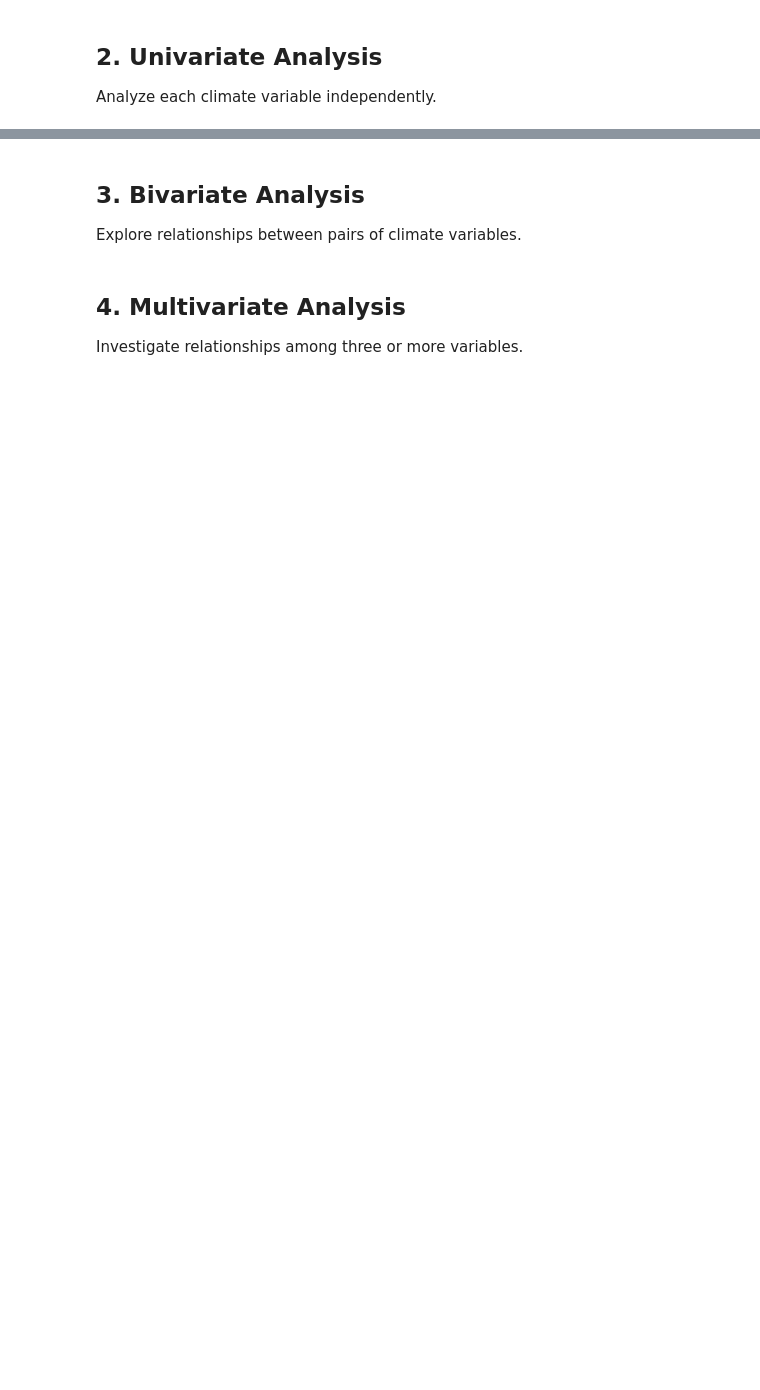
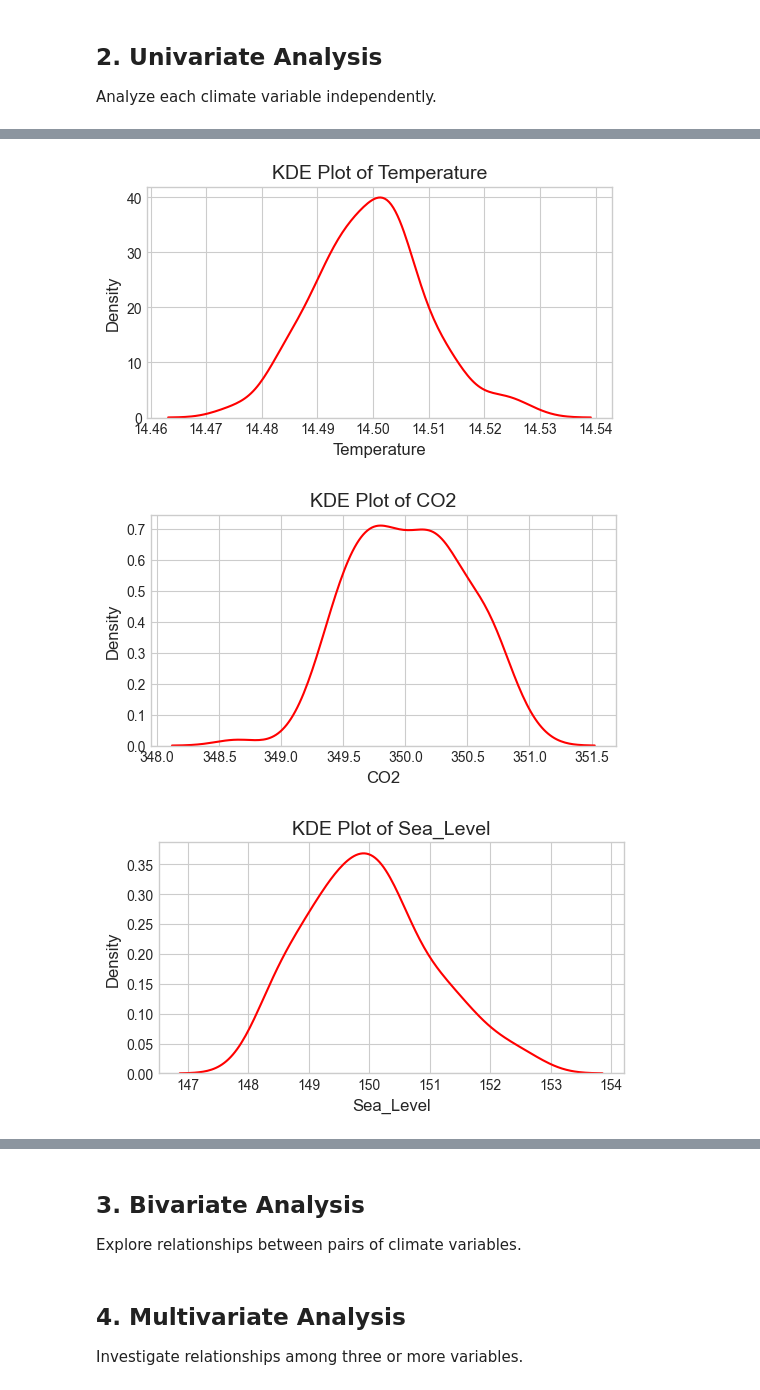
Before and after one commit to Omdena-NIC-Nepal/complete-eda-ideate, a Jupyter notebook: climate_eda.ipynb, the cells around one changed output, grey strips where cells are left out. Drawn from its saved outputs; the diff is of its cells as text; code cells hidden in the pictures; blank space fills up the shorter version.

```diff
--- a/climate_eda.ipynb
+++ b/climate_eda.ipynb
@@ -153,0 +150,13 @@ Passing `palette` without assigning `hue` is deprecated and will be removed in v
+# %%
+# Plot KDE plotss
+for column in variables:
+    plt.figure(figsize=(6, 3))
+    sns.kdeplot(df_aggregated[column], color='red')
+    plt.title(f'KDE Plot of {column}', fontsize=14)
+    plt.xlabel(column, fontsize=12)
+    plt.ylabel('Density', fontsize=12)
+    plt.show()
+# %% [output]
+[figure, added]
+[figure, added]
+[figure, added]
```
Also changed, not shown: parts of 7 cells of this notebook.
